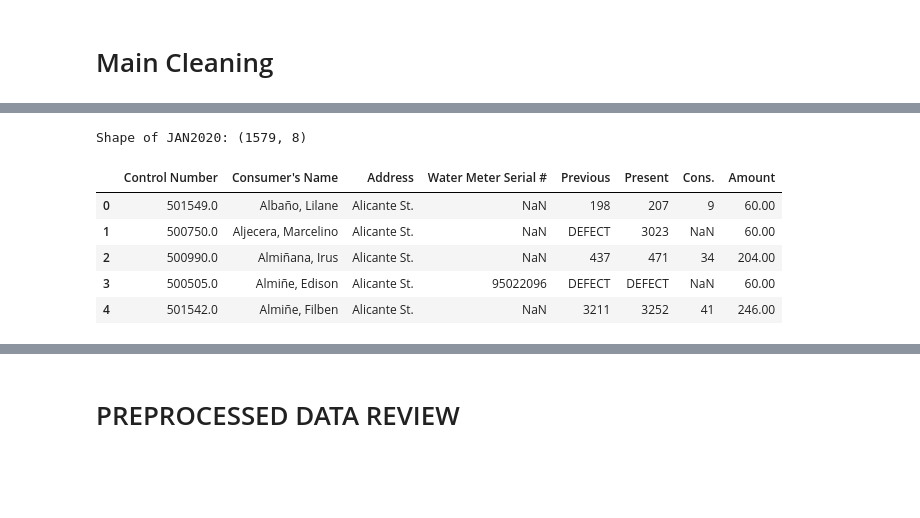
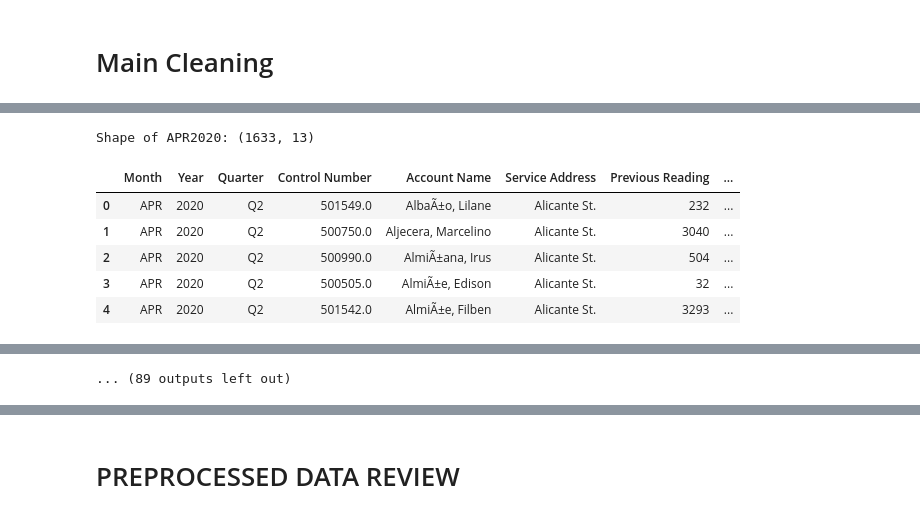
Before and after one commit to marcusAlmo/waterflow_model_training, a Jupyter notebook: data_preparation/v1/record_cleaning.ipynb, the cells around one changed output, grey strips where cells are left out. Saved outputs shown, nothing was run; the diff lists cells and outputs as text; code cells hidden in the pictures; blank space fills up the shorter version.

Commit message:
feat: enhanced record cleaning that generates semi_clean dataset

```diff
--- a/data_preparation/v1/record_cleaning.ipynb
+++ b/data_preparation/v1/record_cleaning.ipynb
@@ -223,12 +562,0 @@ cleaned_data_dir_path = f"../../dataset/preprocessed/{year}/{output_folder}/{mon
-# %%
-# Try UTF-8 first, then fallback to 'latin1' or 'utf-16'
-file_path = raw_data_dir_path
-try:
-    raw_df = pd.read_csv(file_path, encoding='utf-8')
-except UnicodeDecodeError:
-    try:
-        raw_df = pd.read_csv(file_path, encoding='utf-16')
-    except UnicodeDecodeError:
-        raw_df = pd.read_csv(file_path, encoding='latin1')
-display(raw_df.info())
-display(raw_df.columns)
@@ -255,35 +563,50 @@ Index(['Control Number', 'Consumer's Name', 'Address', 'Water Meter Serial #',
 # %%
 # Dataset Exploration
+base_dir_path = Path("../../dataset/clean/semi_clean")
 
-def check_instance(x):
-    if isinstance(x, str) and re.search(r"[a-zA-Z]", x):
-        non_numeric_value_list.append(x)
-    else:
-        pass
+years = os.listdir(base_dir_path)
 
-print(f"Shape of {month}{year}:", raw_df.shape)
-display(raw_df.head())
-print(f"\nDuplicate records in {month}{year}:", raw_df.duplicated(keep='first').sum())
-print(f"Duplicate control number count in {month}{year}:", raw_df["Control Number"].duplicated().sum())
+# Paths and Filenames
+for year in years:
+    files = os.listdir(base_dir_path / year)
+    for file in files:
+        month = file.split("_")[0]
+        file_path = base_dir_path / year / file
+        try:
+            raw_df = pd.read_csv(file_path, encoding='latin-1')
+        except UnicodeDecodeError:
+            try:
+                raw_df = pd.read_csv(file_path, encoding='utf-16')
+            except UnicodeDecodeError:
+                raw_df = pd.read_csv(file_path, encoding='utf-8')
 
-print(f"\nMissing values in {month}{year}:\n", raw_df.isnull().sum())
+        def check_instance(x):
+            if isinstance(x, str) and re.search(r"[a-zA-Z]", x):
+                non_numeric_value_list.append(x)
+            else:
+                pass
 
-non_numeric_value_list = []
+        print(f"Shape of {month}{year}:", raw_df.shape)
+        display(raw_df.head())
+        print(f"\nDuplicate records in {month}{year}:", raw_df.duplicated(keep='first').sum())
+        print(f"Duplicate control number count in {month}{year}:", raw_df["Control Number"].duplicated().sum())
 
-raw_df["Present"].apply(lambda x: check_instance(x))
-raw_df["Previous"].apply(lambda x: check_instance(x))
+        print(f"\nMissing values in {month}{year}:\n", raw_df.isnull().sum())
 
-non_numeric_value_list = set(non_numeric_value_list)
+        non_numeric_value_list = []
 
-print(f"\nNon-numeric values in {month}{year}: {non_numeric_value_list}")
-print(f"Non-numeric values count in {month}{year}: {len(non_numeric_value_list)}")
+        raw_df["Present Reading"].apply(lambda x: check_instance(x))
+        raw_df["Previous Reading"].apply(lambda x: check_instance(x))
 
-display(raw_df[raw_df["Previous"].isin(non_numeric_value_list)])
+        non_numeric_value_list = set(non_numeric_value_list)
+
+        print(f"\nNon-numeric values in {month}{year}: {non_numeric_value_list}")
+        print(f"Non-numeric values count in {month}{year}: {len(non_numeric_value_list)}")
 # %% [output]
-Shape of JAN2020: (1579, 8)
+Shape of APR2020: (1633, 13)
-|  | Control Number | Consumer's Name | Address | Water Meter Serial # | Previous | Present | Cons. | Amount |
-| 0 | 501549.0 | Albaño, Lilane | Alicante St. | NaN | 198 | 207 | 9 | 60.00 |
-| 1 | 500750.0 | Aljecera, Marcelino | Alicante St. | NaN | DEFECT | 3023 | NaN | 60.00 |
-| 2 | 500990.0 | Almiñana, Irus | Alicante St. | NaN | 437 | 471 | 34 | 204.00 |
-| 3 | 500505.0 | Almiñe, Edison | Alicante St. | 95022096 | DEFECT | DEFECT | NaN | 60.00 |
-| 4 | 501542.0 | Almiñe, Filben | Alicante St. | NaN | 3211 | 3252 | 41 | 246.00 |
+|  | Month | Year | Quarter | Control Number | Account Name | Service Address | Previous Reading | ... |
+| 0 | APR | 2020 | Q2 | 501549.0 | AlbaÃ±o, Lilane | Alicante St. | 232 | ... |
+| 1 | APR | 2020 | Q2 | 500750.0 | Aljecera, Marcelino | Alicante St. | 3040 | ... |
+| 2 | APR | 2020 | Q2 | 500990.0 | AlmiÃ±ana, Irus | Alicante St. | 504 | ... |
+| 3 | APR | 2020 | Q2 | 500505.0 | AlmiÃ±e, Edison | Alicante St. | 32 | ... |
+| 4 | APR | 2020 | Q2 | 501542.0 | AlmiÃ±e, Filben | Alicante St. | 3293 | ... |
@@ -318,0 +728 @@ Non-numeric values count in JAN2020: 9
+... (89 outputs left out)
```
Also changed, not shown: parts of 10 cells of this notebook.
